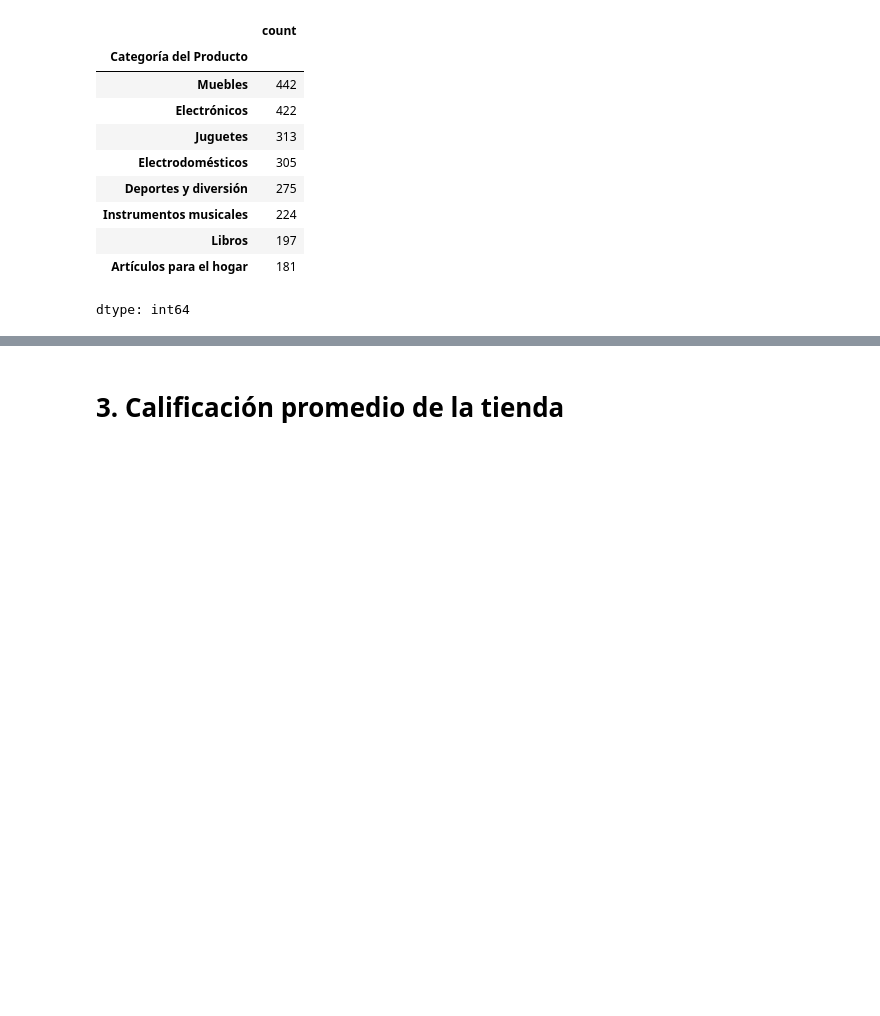
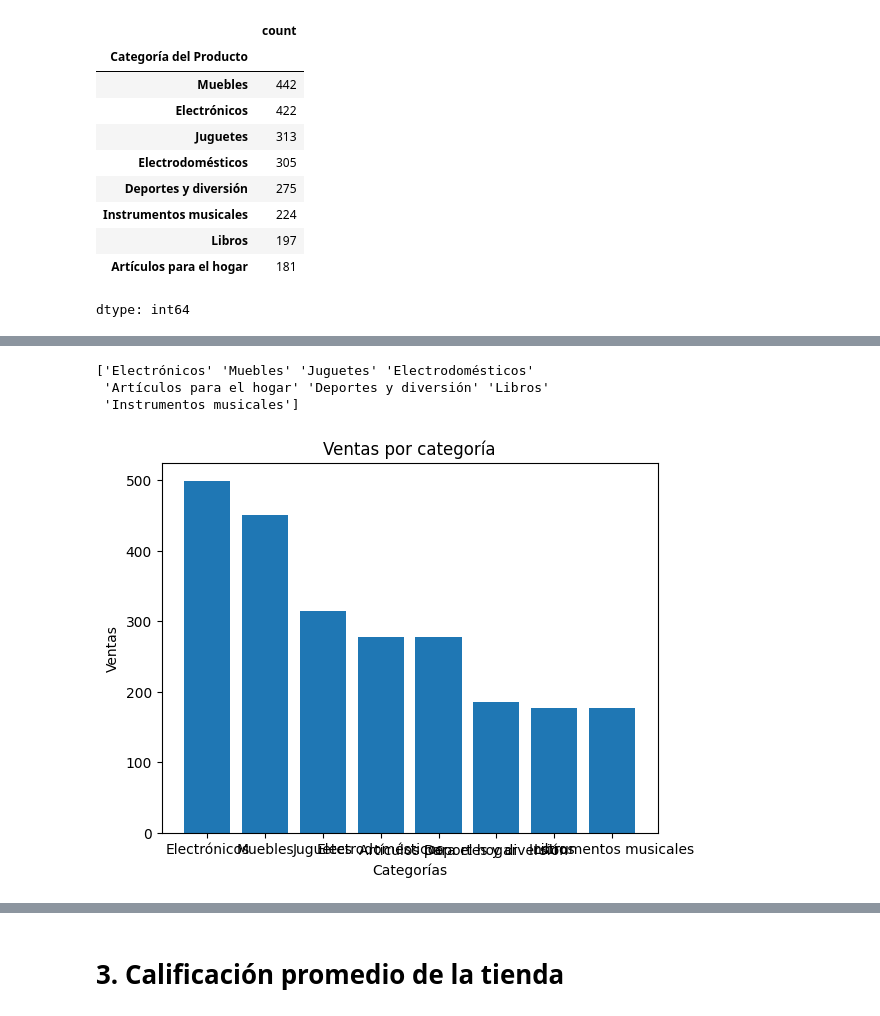
Before and after one commit to vanessa-oreza/Alura-Store, a Jupyter notebook: AluraStoreLatam.ipynb, the cells around one changed output, grey strips where cells are left out. Cells and saved outputs as stored; diff of their text form; code cells hidden in the pictures; blank space fills up the shorter version.

```diff
--- a/AluraStoreLatam.ipynb
+++ b/AluraStoreLatam.ipynb
@@ -178,0 +143,20 @@ Name: count, dtype: int64
+# %%
+conteo3=tienda3['Categoría del Producto'].value_counts()
+conteo3
+
+print(categorias)
+conteo3_categorias=[]
+for x in range(len(conteo3)):
+  conteo3_categorias.append(conteo3[x])
+conteo3_categorias
+
+plt.bar(categorias,conteo3_categorias)
+plt.title('Ventas por categoría')
+plt.xlabel('Categorías')
+plt.ylabel('Ventas')
+plt.show()
+# %% [output]
+['Electrónicos' 'Muebles' 'Juguetes' 'Electrodomésticos'
+ 'Artículos para el hogar' 'Deportes y diversión' 'Libros'
+ 'Instrumentos musicales']
+[figure, added]
```
Also changed, not shown: parts of 14 cells of this notebook.
